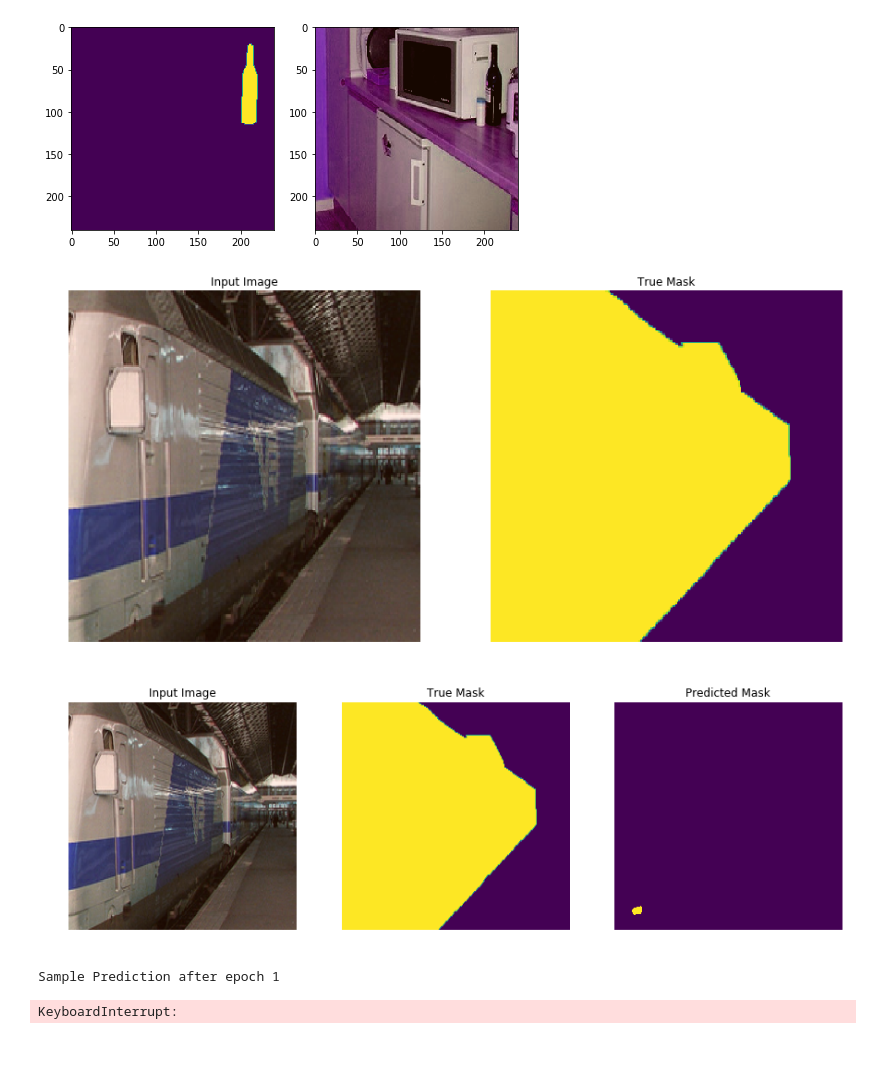
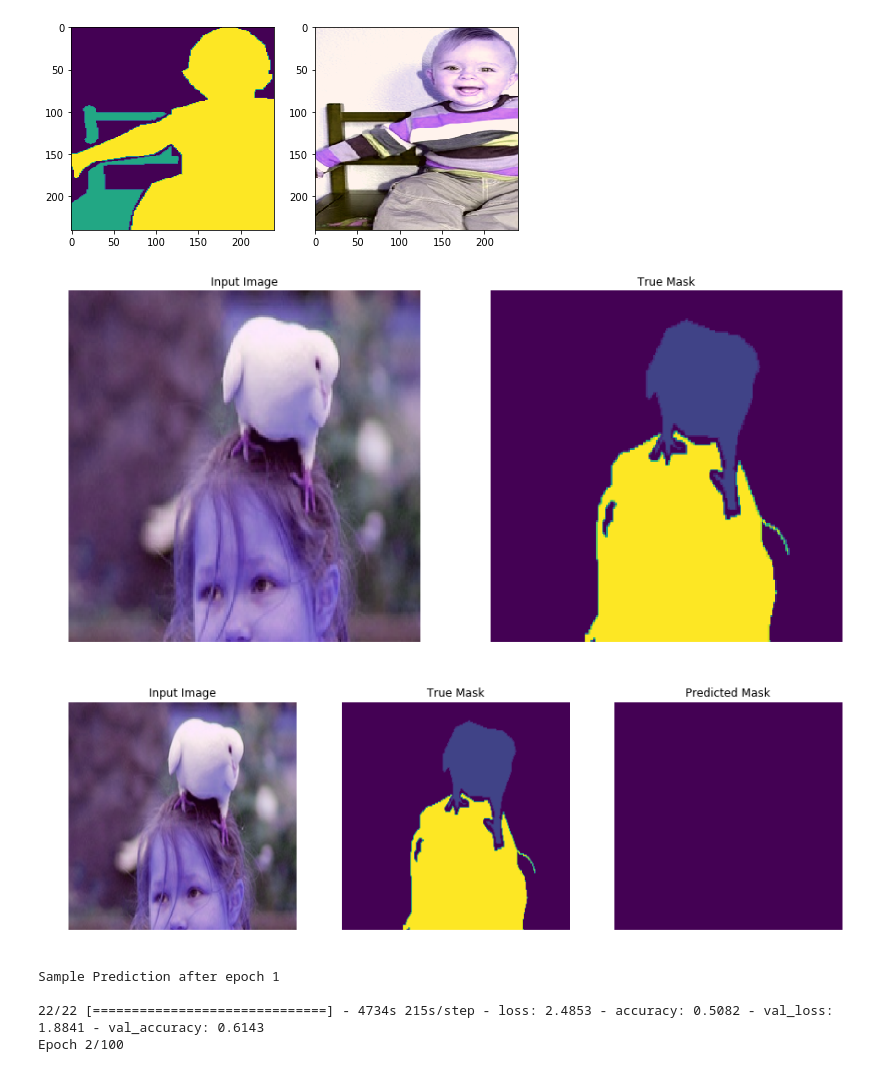
Before and after one commit to SatioO/DL_Practices, a Jupyter notebook: PSPNet with TF2.0 and VOC Pascal.ipynb, the cells around one changed output. Drawn from its saved outputs; the diff is of its cells as text; code cells hidden in the pictures.

Commit message:
fix(PSPNet)

```diff
--- a/PSPNet with TF2.0 and VOC Pascal.ipynb
+++ b/PSPNet with TF2.0 and VOC Pascal.ipynb
@@ -12,9 +12,10 @@ import tensorflow.keras.layers as layers
 import tensorflow.keras as keras
 from tensorflow.keras.callbacks import TensorBoard, ModelCheckpoint
 # %%
-LIST_DIR = "./data/benchmark_RELEASE/dataset"
-IMAGES_PATH = os.path.join(LIST_DIR, "img")
-SEG_PATH = os.path.join(LIST_DIR, "pngs")
+BASE_PATH = "./data/VOCdevkit/VOC2012"
+LIST_DIR = os.path.join(BASE_PATH, "ImageSets/Segmentation")
+IMAGES_PATH = os.path.join(BASE_PATH, "JPEGImages")
+SEG_PATH = os.path.join(BASE_PATH, "SegmentationClassRaw")
 
 IMG_HEIGHT = 240
 IMG_WIDTH = 240
@@ -110,7 +111,7 @@ for i in train_dataset.take(1):
     ax[0].imshow(tf.keras.preprocessing.image.array_to_img(i[1][0]))
     ax[1].imshow(tf.keras.preprocessing.image.array_to_img(i[0][0]))
 # %% [output]
-[figure, old version]
+[figure, new version]
 # %%
 def conv_block(input_tensor, kernel_size, filters, stage, block, strides=(2, 2), dilation=1):
     # A block that has a conv layer at shortcut.
@@ -300,7 +301,7 @@ for image, mask in train.take(2):
     sample_image, sample_mask = image, mask
 display([sample_image, sample_mask])
 # %% [output]
-[figure, old version]
+[figure, new version]
 # %%
 def create_mask(pred_mask):
     pred_mask = tf.argmax(pred_mask, axis=-1)
@@ -324,29 +325,31 @@ class DisplayCallback(tf.keras.callbacks.Callback):
 # %%
 loss = tf.losses.SparseCategoricalCrossentropy(from_logits=True)
 
-# strategy = tf.distribute.MirroredStrategy()
-# with strategy.scope():
-model = pspnet((IMG_HEIGHT, IMG_WIDTH, 3), OUTPUT_CHANNELS)
-model.compile(optimizer=tf.optimizers.Adam(learning_rate=1e-4),
-              loss=loss, metrics=['accuracy'])
+strategy = tf.distribute.MirroredStrategy()
+with strategy.scope():
+    model = pspnet((IMG_HEIGHT, IMG_WIDTH, 3), OUTPUT_CHANNELS)
+    model.compile(optimizer=tf.optimizers.Adam(learning_rate=1e-4),
+                  loss=loss, metrics=['accuracy'])
 
 tb = TensorBoard(log_dir='logs', write_graph=True, update_freq='batch')
 mc = ModelCheckpoint(mode='min', filepath='top_weights.h5',
                      monitor='val_loss',
                      save_best_only='True',
                      save_weights_only='True', verbose=1)
 
 ds = DisplayCallback()
 
 callbacks = [ds]
 
 model_history = model.fit(train_dataset,
                         epochs=EPOCHS,
                         steps_per_epoch=len(splits["train"]) // BATCH_SIZE,
                         validation_data=val_dataset,
                         validation_steps=len(splits["val"]) // BATCH_SIZE,
                         callbacks=callbacks)
 # %% [output]
-[figure, old version]
+[figure, new version]
 Sample Prediction after epoch 1
+
+22/22 [==============================] - 4734s 215s/step - loss: 2.4853 - accuracy: 0.5082 - val_loss: 1.8841 - val_accuracy: 0.6143
+Epoch 2/100
-KeyboardInterrupt:
```
Also changed, not shown: 1 other file.
